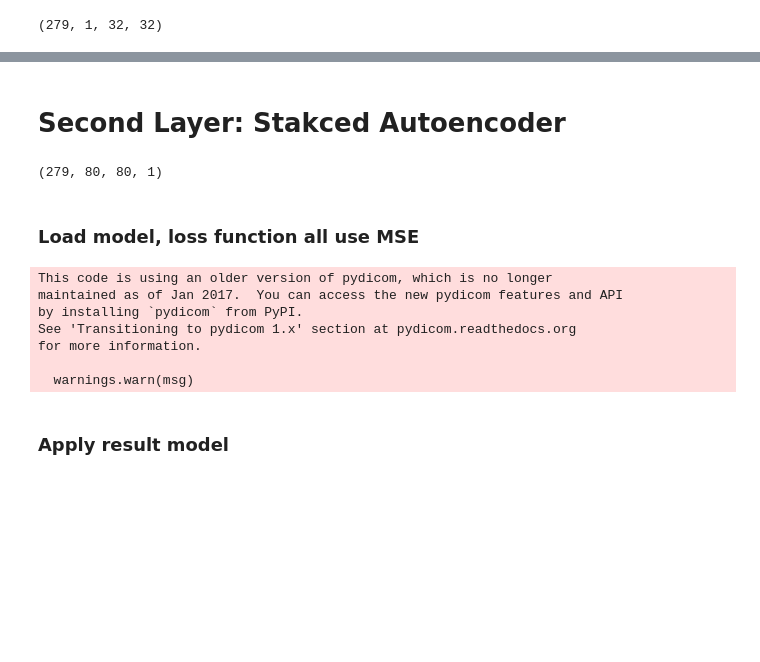
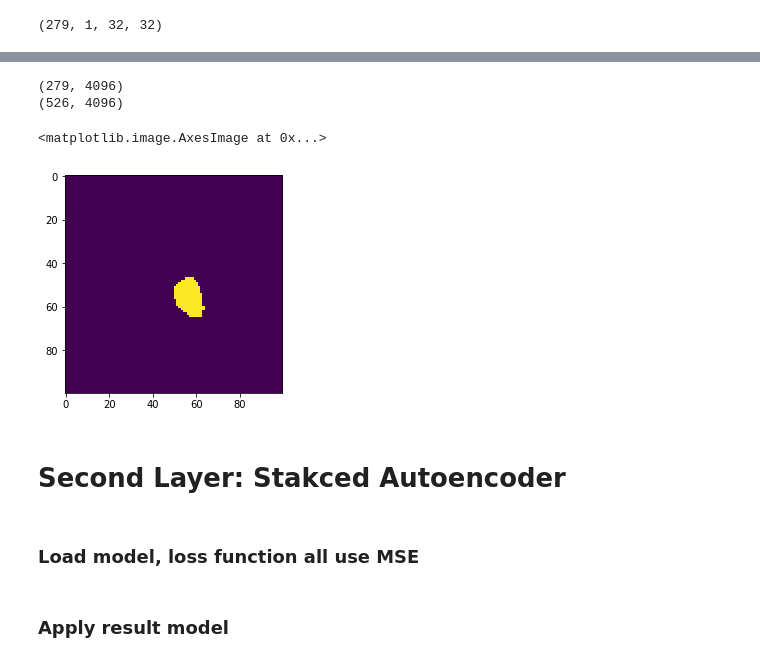
Before and after one commit to qqu0127/LV-segmentation, a Jupyter notebook: SAE+ActiveContour.ipynb, the cells around one changed output, grey strips where cells are left out. Saved outputs shown, nothing was run; the diff lists cells and outputs as text; code cells hidden in the pictures; blank space fills up the shorter version.

```diff
--- a/SAE+ActiveContour.ipynb
+++ b/SAE+ActiveContour.ipynb
@@ -56,46 +114,20 @@ print(y_pred.shape)
+# %%
+print(X_test_SAE.shape)
+print(X_train_SAE.shape)
+plt.imshow(cropped_mask_test[10,:,:,0])
+# %% [output]
+(279, 4096)
+(526, 4096)
+<matplotlib.image.AxesImage at 0x...>
+[figure, added]
 # %% [markdown]
 # Second Layer: Stakced Autoencoder
-# %%
-#Get result from Stacked AE
-def get_mask_pred(img,y_pred):
-    n = img.shape[0]
-    mask_contour = np.zeros((n, 80, 80, 1))
-    for i in range(y_pred.shape[0]):
-        pred = y_pred[i, 0, :,:]
-        [x_min, x_max, y_min, y_max] = get_bbox_single(pred)
-        mask_contour[i] =  img[i][x_min:x_max, y_min:y_max]
-    return mask_contour
-
-mask_contour =get_mask_pred(mask_test,y_pred)
-print(mask_contour.shape)
-
-def open_data_AE(y_pred):
-    input_AE = []
-    contour_experts = []
-    for i in range(y_pred.shape[0]):
-        in_AE = cv2.resize(cropped[i],(64 , 64))
-        contour = cv2.resize(mask_contour[i], (64,64), interpolation = cv2.INTERSECT_NONE)
-        input_AE.append(in_AE)
-        contour_experts.append(contour)
-    return np.array(input_AE).reshape((-1, 64*64)), np.array(contour_experts).reshape((-1, 64*64))
-
-X_test_SAEinput, Y_test_SAEinput = open_data_AE(y_pred)
-# %% [output]
-(279, 80, 80, 1)
 # %% [markdown]
 ### Load model, loss function all use MSE
 # %%
 from StackedAeModel import SAE
 #apply stacked auto encoder to preprocessed data
-h, model = SAE(X_test_SAEinput,Y_test_SAEinput)
+h, model = SAE(X_train_SAE, Y_train_SAE)
-# %% [output]
-This code is using an older version of pydicom, which is no longer
-maintained as of Jan 2017.  You can access the new pydicom features and API
-by installing `pydicom` from PyPI.
-See 'Transitioning to pydicom 1.x' section at pydicom.readthedocs.org
-for more information.
-
-  warnings.warn(msg)
 # %% [markdown]
 ### Apply result model
 # %%
```
Also changed, not shown: parts of 9 cells of this notebook, 1 other file.
